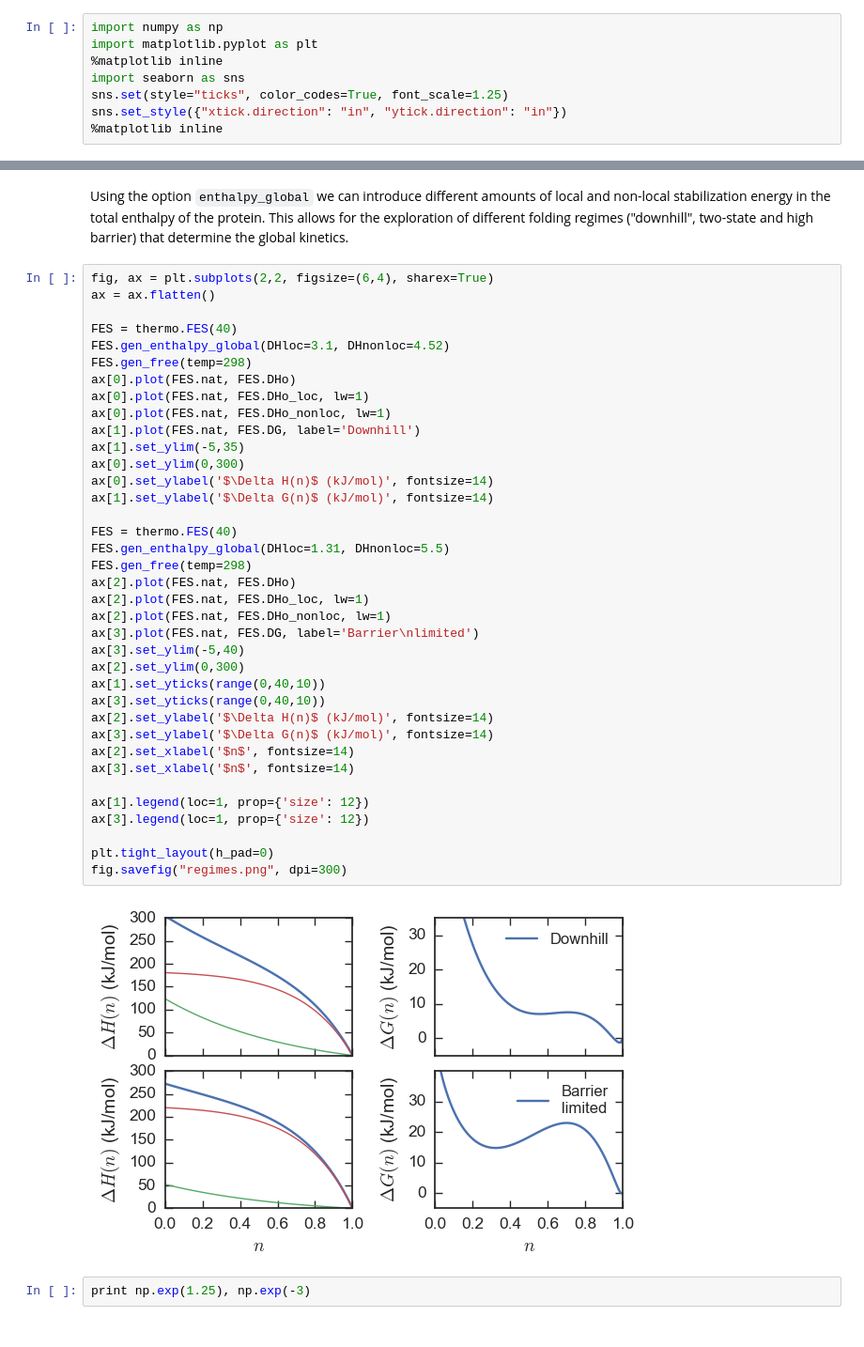
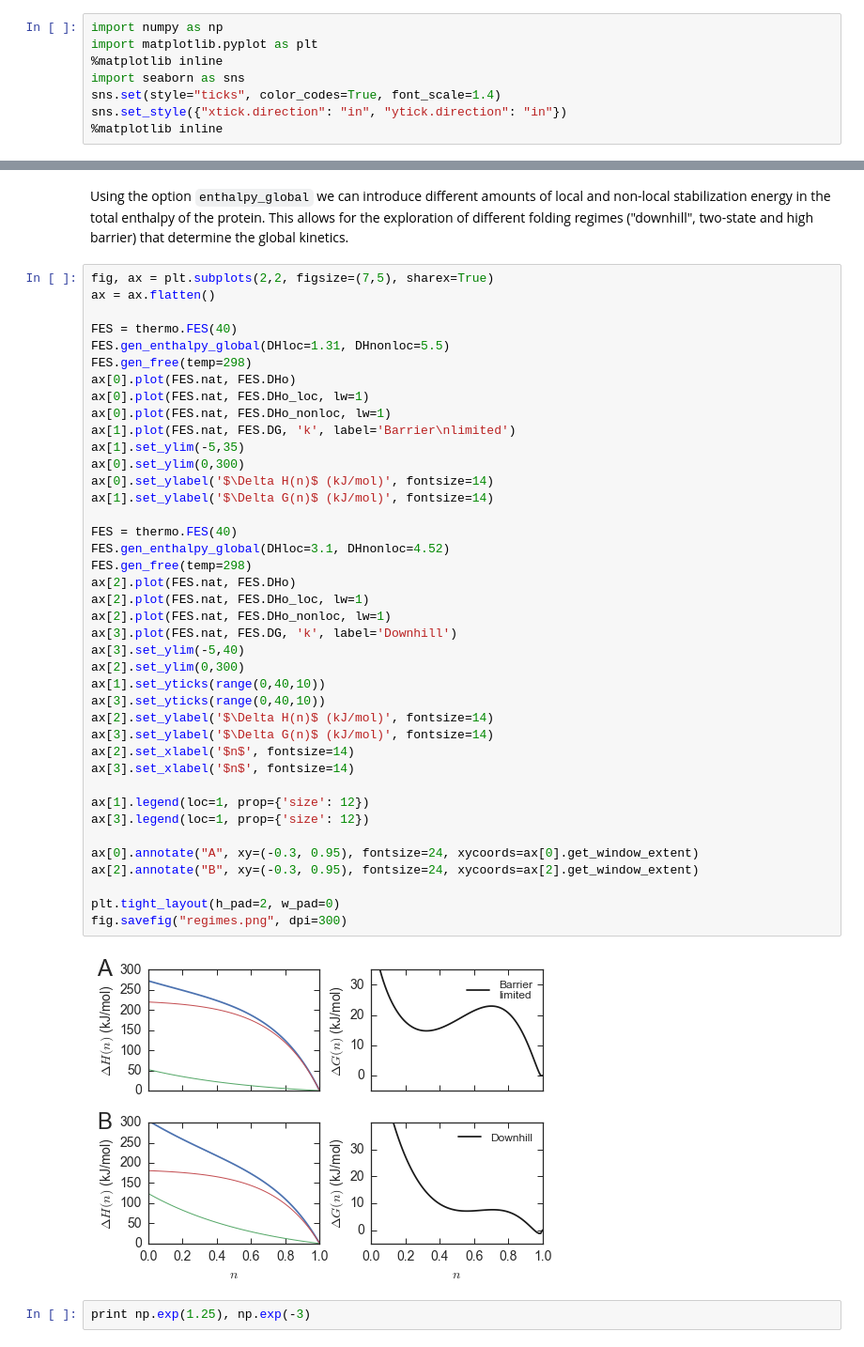
Before and after one commit to daviddesancho/PREFUR, a Jupyter notebook: examples/free_energy_model_local.ipynb, the cells around one changed output, grey strips where cells are left out. Shown at 94% size. Saved outputs shown, nothing was run; the diff lists cells and outputs as text.

Commit message:
color changes

````diff
--- a/examples/free_energy_model_local.ipynb
+++ b/examples/free_energy_model_local.ipynb
@@ -3,7 +3,7 @@ import numpy as np
 import matplotlib.pyplot as plt
 %matplotlib inline
 import seaborn as sns
-sns.set(style="ticks", color_codes=True, font_scale=1.25)
+sns.set(style="ticks", color_codes=True, font_scale=1.4)
 sns.set_style({"xtick.direction": "in", "ytick.direction": "in"})
 %matplotlib inline
 # %% [markdown]
@@ -14,44 +14,47 @@ from prefur import thermo
 # %% [markdown]
 Using the option ```enthalpy_global``` we can introduce different amounts of local and non-local stabilization energy in the total enthalpy of the protein. This allows for the exploration of different folding regimes ("downhill", two-state and high barrier) that determine the global kinetics.
 # %%
-fig, ax = plt.subplots(2,2, figsize=(6,4), sharex=True)
+fig, ax = plt.subplots(2,2, figsize=(7,5), sharex=True)
 ax = ax.flatten()
 
 FES = thermo.FES(40)
-FES.gen_enthalpy_global(DHloc=3.1, DHnonloc=4.52)
+FES.gen_enthalpy_global(DHloc=1.31, DHnonloc=5.5)
 FES.gen_free(temp=298)
 ax[0].plot(FES.nat, FES.DHo)
 ax[0].plot(FES.nat, FES.DHo_loc, lw=1)
 ax[0].plot(FES.nat, FES.DHo_nonloc, lw=1)
-ax[1].plot(FES.nat, FES.DG, label='Downhill')
+ax[1].plot(FES.nat, FES.DG, 'k', label='Barrier\nlimited')
 ax[1].set_ylim(-5,35)
 ax[0].set_ylim(0,300)
 ax[0].set_ylabel('$\Delta H(n)$ (kJ/mol)', fontsize=14)
 ax[1].set_ylabel('$\Delta G(n)$ (kJ/mol)', fontsize=14)
 
 FES = thermo.FES(40)
-FES.gen_enthalpy_global(DHloc=1.31, DHnonloc=5.5)
+FES.gen_enthalpy_global(DHloc=3.1, DHnonloc=4.52)
 FES.gen_free(temp=298)
 ax[2].plot(FES.nat, FES.DHo)
 ax[2].plot(FES.nat, FES.DHo_loc, lw=1)
 ax[2].plot(FES.nat, FES.DHo_nonloc, lw=1)
-ax[3].plot(FES.nat, FES.DG, label='Barrier\nlimited')
+ax[3].plot(FES.nat, FES.DG, 'k', label='Downhill')
 ax[3].set_ylim(-5,40)
 ax[2].set_ylim(0,300)
 ax[1].set_yticks(range(0,40,10))
 ax[3].set_yticks(range(0,40,10))
 ax[2].set_ylabel('$\Delta H(n)$ (kJ/mol)', fontsize=14)
 ax[3].set_ylabel('$\Delta G(n)$ (kJ/mol)', fontsize=14)
 ax[2].set_xlabel('$n$', fontsize=14)
 ax[3].set_xlabel('$n$', fontsize=14)
 
 ax[1].legend(loc=1, prop={'size': 12})
 ax[3].legend(loc=1, prop={'size': 12})
 
-plt.tight_layout(h_pad=0)
+ax[0].annotate("A", xy=(-0.3, 0.95), fontsize=24, xycoords=ax[0].get_window_extent)
+ax[2].annotate("B", xy=(-0.3, 0.95), fontsize=24, xycoords=ax[2].get_window_extent)
+
+plt.tight_layout(h_pad=2, w_pad=0)
 fig.savefig("regimes.png", dpi=300)
 # %% [output]
-[figure, old version]
+[figure, new version]
 # %%
 print np.exp(1.25), np.exp(-3)
 # %% [output]
````
